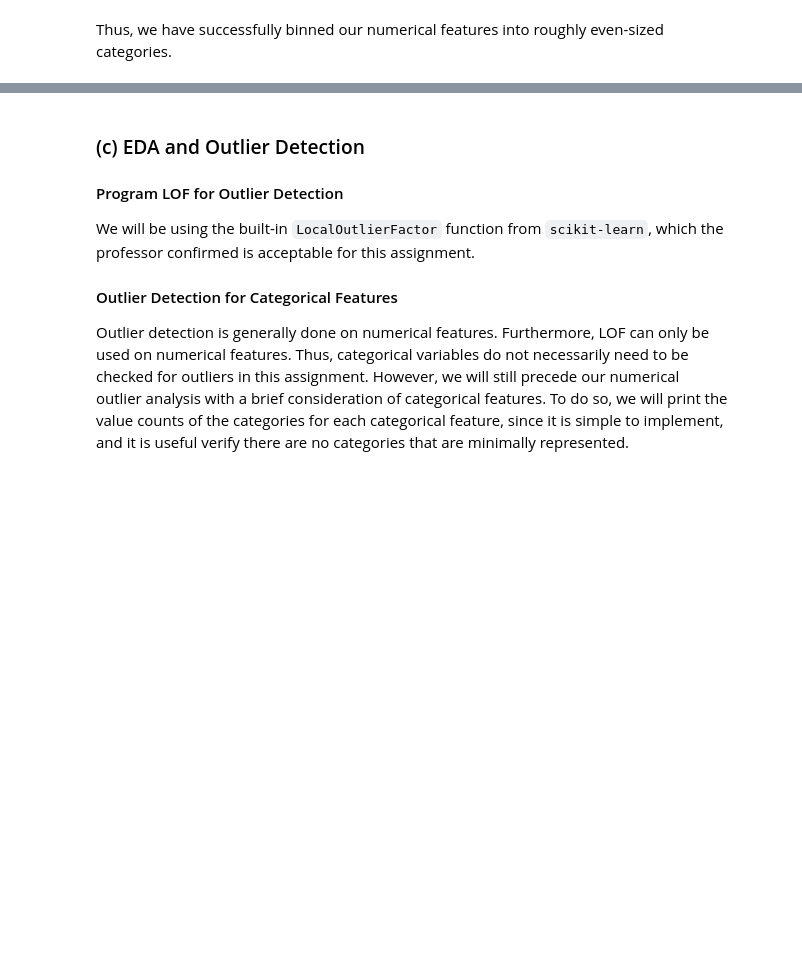
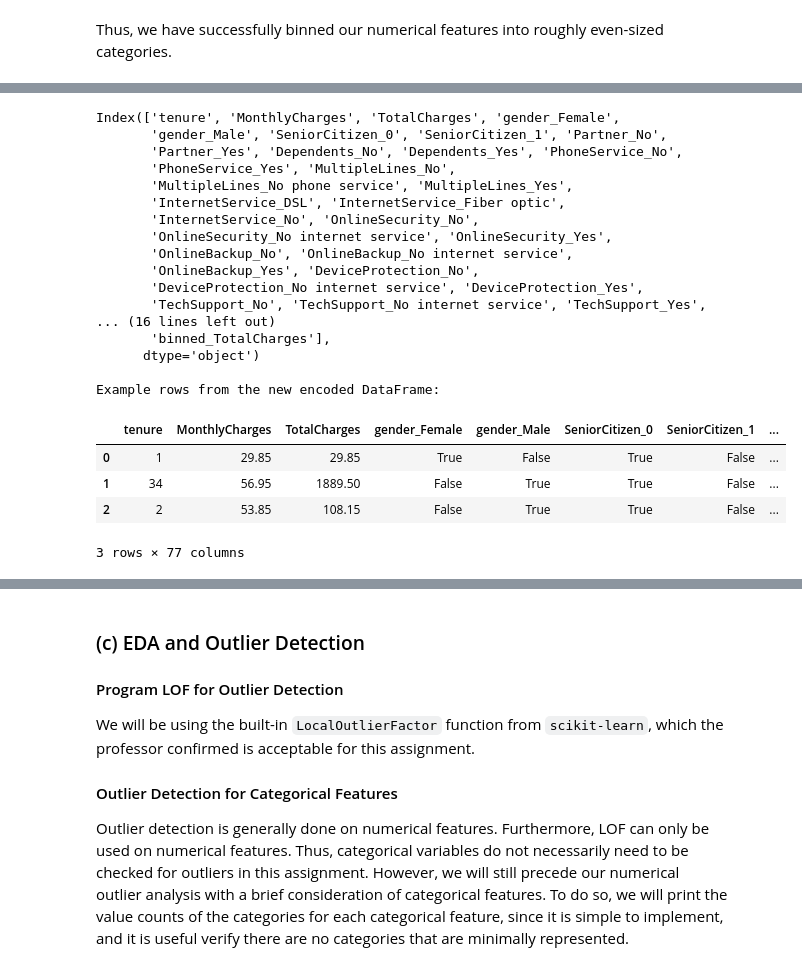
Before and after one commit to Natasa127/CSI4142-A3, a Jupyter notebook: Classification.ipynb, the cells around one changed output, grey strips where cells are left out. Saved outputs shown, nothing was run; the diff lists cells and outputs as text; code cells hidden in the pictures; blank space fills up the shorter version.

```diff
--- a/Classification.ipynb
+++ b/Classification.ipynb
@@ -752,3 +774,48 @@ Thus, we have successfully binned our numerical features into roughly even-sized
+# %%
+# Categorical feature encoding
+
+# List of categorical features to encode
+categorical_features = [
+    "gender", "SeniorCitizen", "Partner", "Dependents", "PhoneService", "MultipleLines",
+    "InternetService", "OnlineSecurity", "OnlineBackup", "DeviceProtection", "TechSupport",
+    "StreamingTV", "StreamingMovies", "Contract", "PaperlessBilling", "PaymentMethod", "Churn",
+    "binned_tenure", "binned_MonthlyCharges", "binned_TotalCharges"
+]
+
+# Apply one-hot encoding to the categorical features
+encoded_telco_df = pd.get_dummies(binned_telco_df, columns=categorical_features)
+
+# Add the original categorical features back in for EDA, outlier detection, and feature extraction
+for feature in categorical_features:
+    encoded_telco_df[feature] = binned_telco_df[feature]
+
+# Ensure the encoding worked as intended
+print(f"{encoded_telco_df.columns}\n")
+print("Example rows from the new encoded DataFrame:")
+encoded_telco_df.head(3)
+# %% [output]
+Index(['tenure', 'MonthlyCharges', 'TotalCharges', 'gender_Female',
+       'gender_Male', 'SeniorCitizen_0', 'SeniorCitizen_1', 'Partner_No',
+       'Partner_Yes', 'Dependents_No', 'Dependents_Yes', 'PhoneService_No',
+       'PhoneService_Yes', 'MultipleLines_No',
+       'MultipleLines_No phone service', 'MultipleLines_Yes',
+       'InternetService_DSL', 'InternetService_Fiber optic',
+       'InternetService_No', 'OnlineSecurity_No',
+       'OnlineSecurity_No internet service', 'OnlineSecurity_Yes',
+       'OnlineBackup_No', 'OnlineBackup_No internet service',
+       'OnlineBackup_Yes', 'DeviceProtection_No',
+       'DeviceProtection_No internet service', 'DeviceProtection_Yes',
+       'TechSupport_No', 'TechSupport_No internet service', 'TechSupport_Yes',
+... (16 lines left out)
+       'binned_TotalCharges'],
+      dtype='object')
+
+Example rows from the new encoded DataFrame:
+|  | tenure | MonthlyCharges | TotalCharges | gender_Female | gender_Male | SeniorCitizen_0 | SeniorCitizen_1 | ... |
+| 0 | 1 | 29.85 | 29.85 | True | False | True | False | ... |
+| 1 | 34 | 56.95 | 1889.50 | False | True | True | False | ... |
+| 2 | 2 | 53.85 | 108.15 | False | True | True | False | ... |
+3 rows × 77 columns
 # %% [markdown]
 ### (f) Empirical Study
 
```
Also changed, not shown: parts of 9 cells of this notebook.
